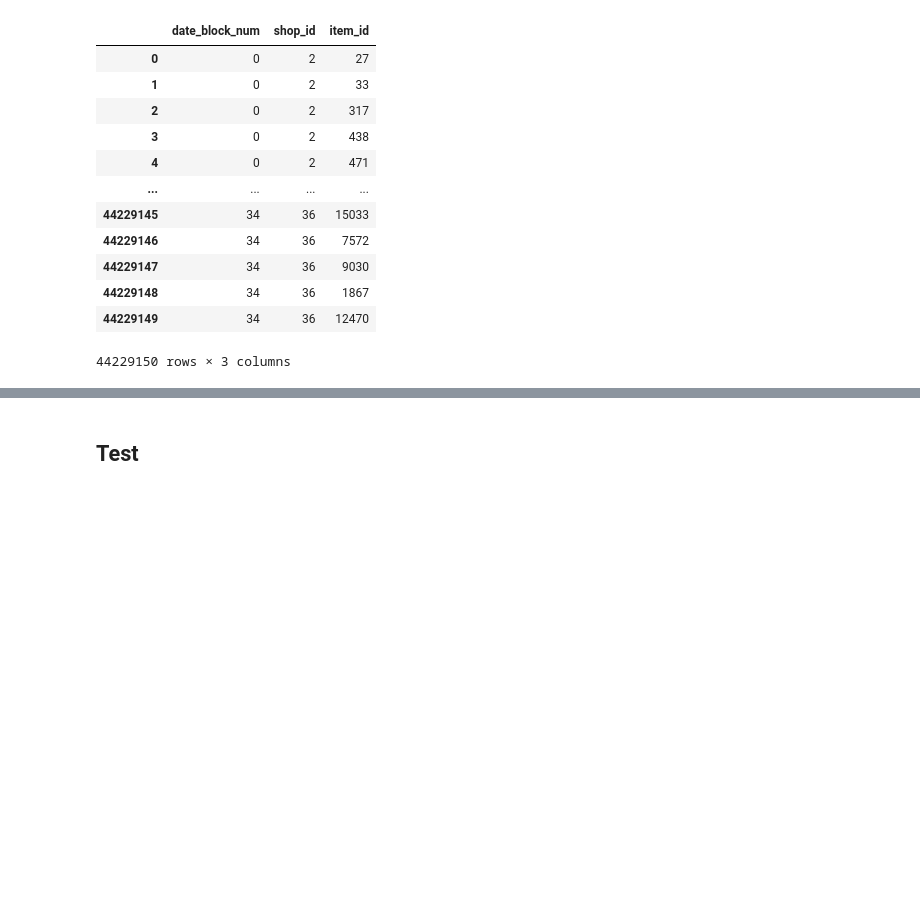
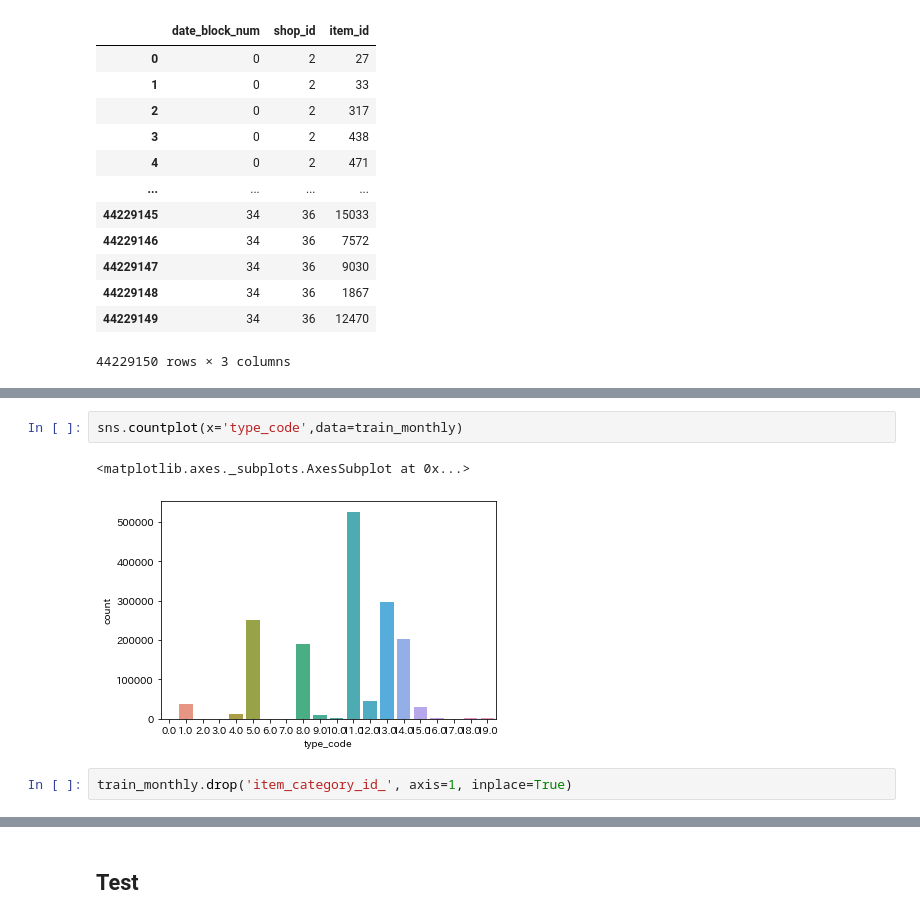
Before and after one commit to kooooyooooo/RussiaShakyo, a Jupyter notebook: 003shakyo_3.ipynb, the cells around one changed output, grey strips where cells are left out. Drawn from its saved outputs; the diff is of its cells as text; blank space fills up the shorter version.

```diff
--- a/shakyo_3.ipynb
+++ b/003shakyo_3.ipynb
@@ -122,0 +126,7 @@ train_monthly
+# %%
+sns.countplot(x='type_code',data=train_monthly)
+# %% [output]
+<matplotlib.axes._subplots.AxesSubplot at 0x...>
+[figure, added]
+# %%
+train_monthly.drop('item_category_id_', axis=1, inplace=True)
```
Also changed, not shown: parts of 11 cells of this notebook, 3 other files.
